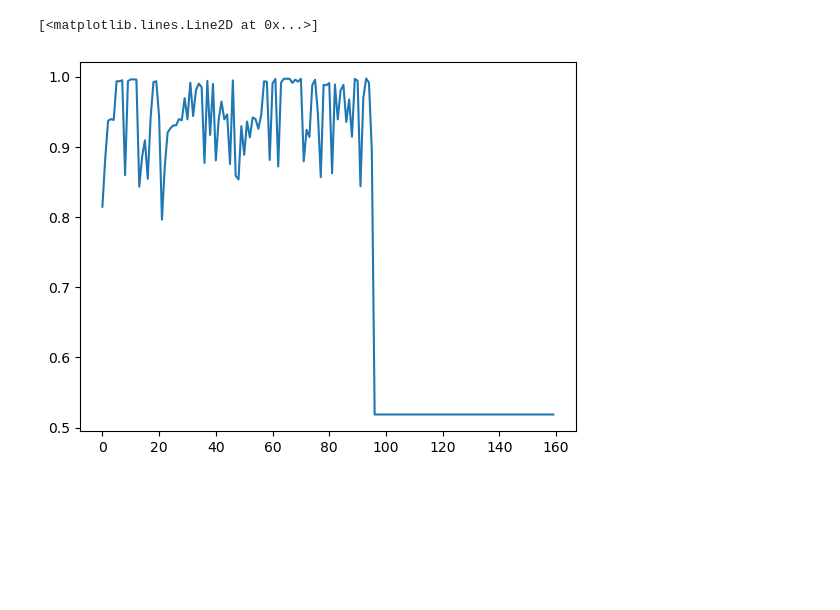
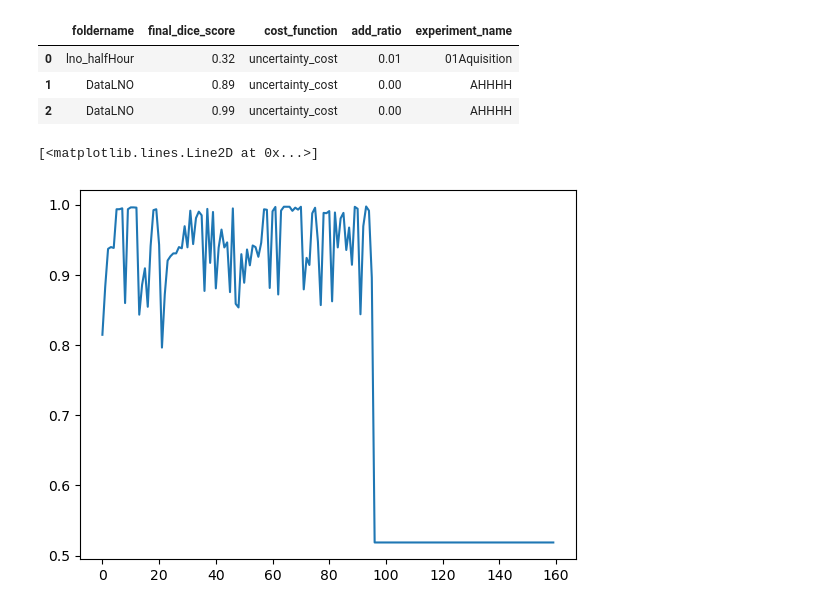
Before and after one commit to laura-rieger/segmenter, a Jupyter notebook: src/Results.ipynb, the cells around one changed output. Saved outputs shown, nothing was run; the diff lists cells and outputs as text; code cells hidden in the pictures; blank space fills up the shorter version.

```diff
--- a/src/Results.ipynb
+++ b/src/Results.ipynb
@@ -53,3 +53,10 @@ results[['foldername',  'final_dice_score','cost_function', 'add_ratio','experim
+# %%
+results[['foldername',  'final_dice_score','cost_function', 'add_ratio','experiment_name']]
+# %% [output]
+|  | foldername | final_dice_score | cost_function | add_ratio | experiment_name |
+| 0 | lno_halfHour | 0.32 | uncertainty_cost | 0.01 | 01Aquisition |
+| 1 | DataLNO | 0.89 | uncertainty_cost | 0.00 | AHHHH |
+| 2 | DataLNO | 0.99 | uncertainty_cost | 0.00 | AHHHH |
 # %%
 plt.plot(results.iloc[0].val_scores)
 # %% [output]
```
Also changed, not shown: parts of 1 cell of this notebook, 2 other files.
